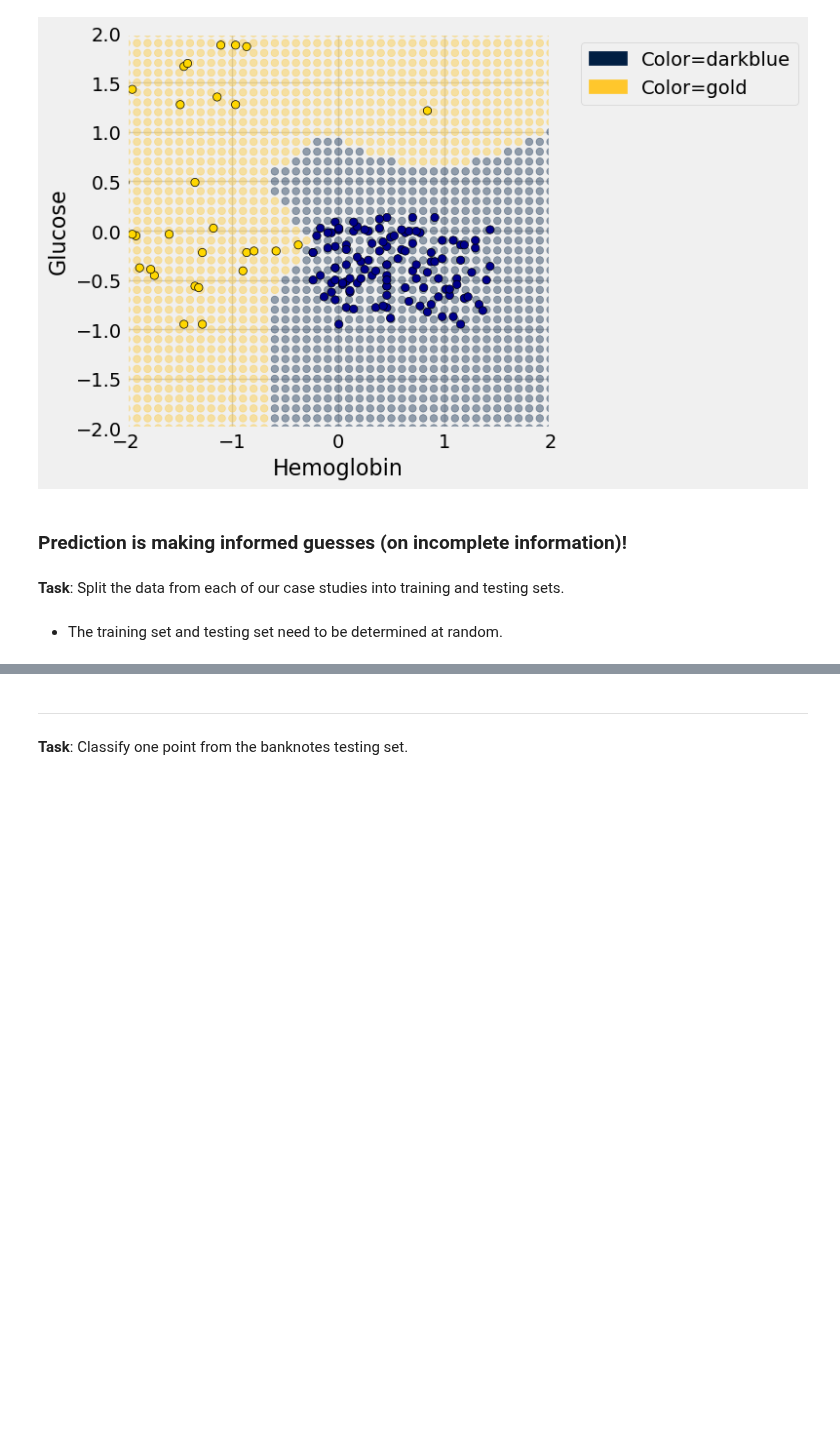
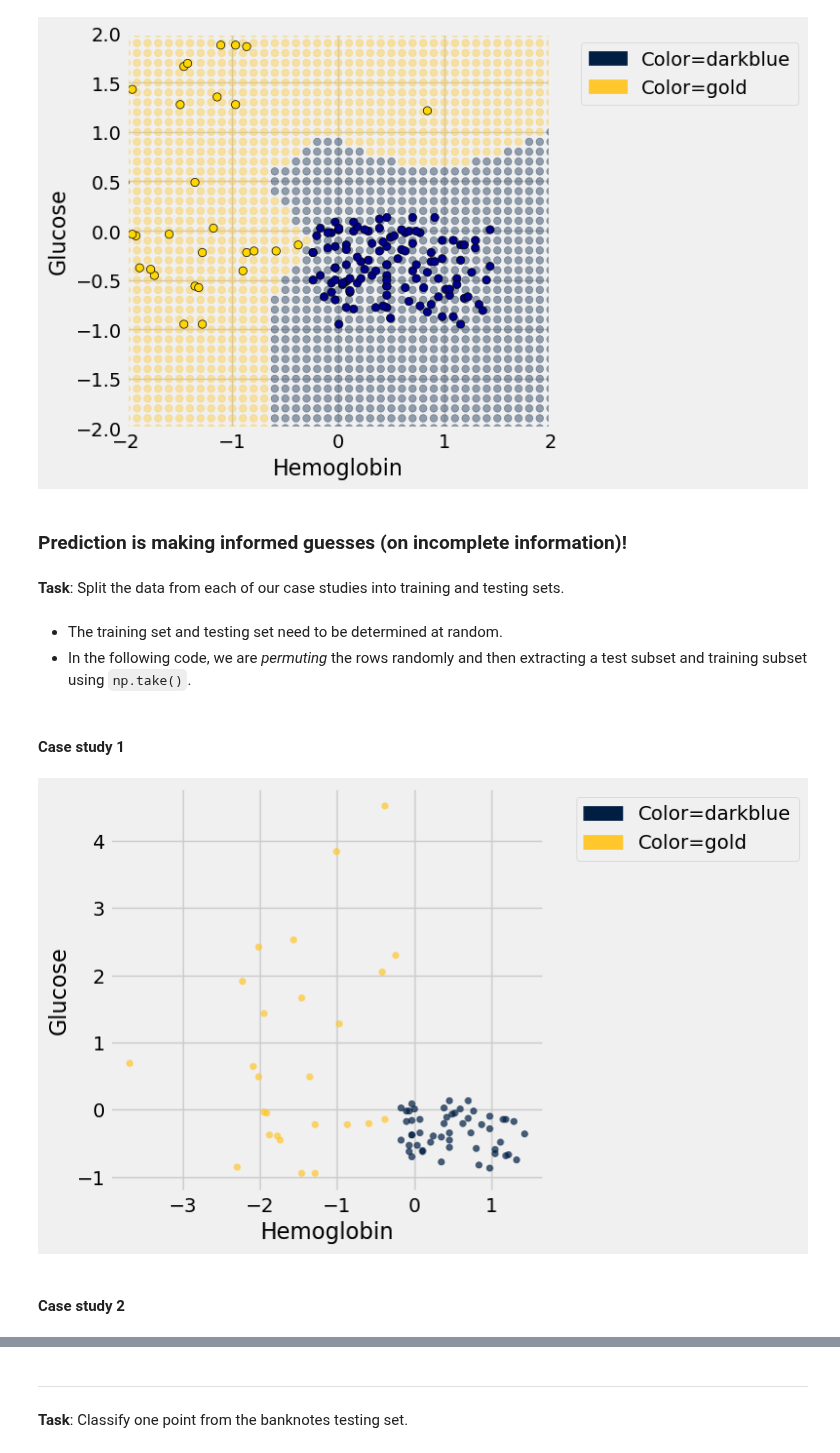
Before and after one commit to data-8/materials-fa24, a Jupyter notebook: lec/lec34/lec34.ipynb, the cells around one changed output, grey strips where cells are left out. Cells and saved outputs as stored; diff of their text form; code cells hidden in the pictures; blank space fills up the shorter version.

```diff
--- a/lec/lec34/lec34.ipynb
+++ b/lec/lec34/lec34.ipynb
@@ -253,3 +253,17 @@ plot_all_points_classified(test_grid)
 **Task**: Split the data from each of our case studies into training and testing sets.
 # %% [markdown]
 - The training set and testing set need to be determined at random.
+- In the following code, we are *permuting* the rows randomly and then extracting a test subset and training subset using `np.take()`.
+# %% [markdown]
+#### Case study 1
+# %%
+shuffled_ckd = ckd.sample(with_replacement=False)
+
+training = shuffled_ckd.take(np.arange(79))
+testing = shuffled_ckd.take(np.arange(79, 158))
+# %%
+training.scatter('Hemoglobin', 'Glucose', group='Color')
+# %% [output]
+[figure, added]
+# %% [markdown]
+#### Case study 2
```
Also changed, not shown: parts of 11 cells of this notebook.
